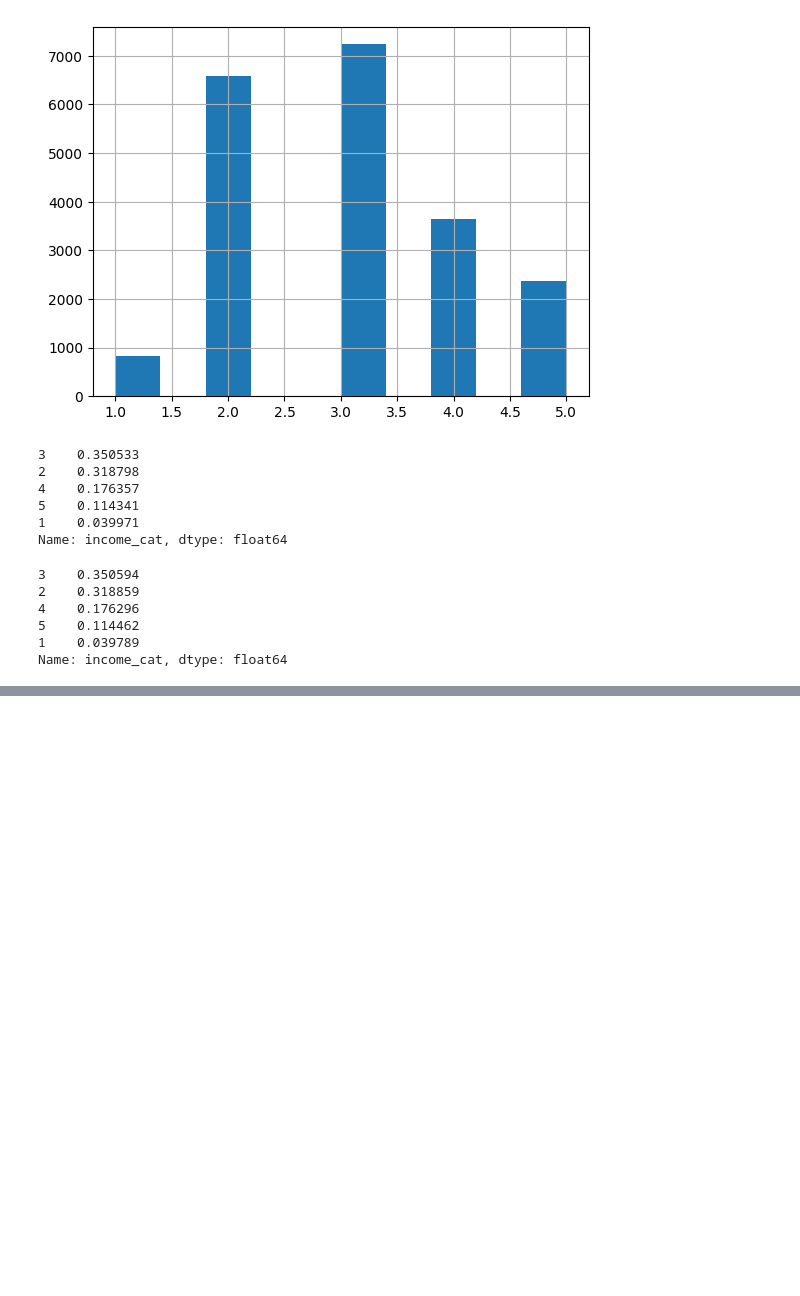
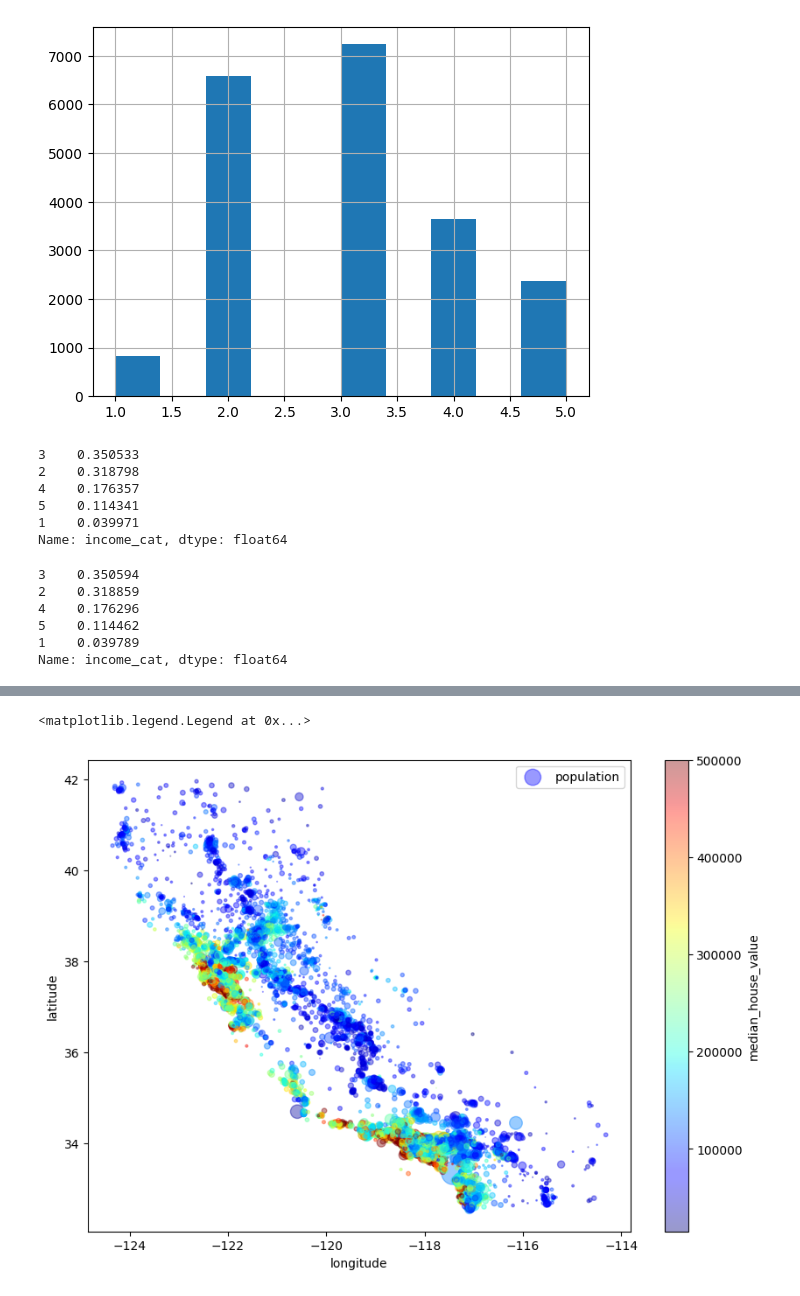
Before and after one commit to PythonEnthusiastic/ml-housing, a Jupyter notebook: housing.ipynb, the cells around one changed output, grey strips where cells are left out. Cells and saved outputs as stored; diff of their text form; code cells hidden in the pictures; blank space fills up the shorter version.

```diff
--- a/housing.ipynb
+++ b/housing.ipynb
@@ -176,0 +189,19 @@ housing_copy = strat_train_set.copy()
+# %%
+# Plotting the longitude and latitude but with population beaing the size of the points
+# As well as median_house_value being the colorbar, and all points are colored
+housing_copy.plot(
+    kind='scatter',
+    x='longitude',
+    y='latitude',
+    alpha=0.4,
+    s=housing_copy['population']/100,
+    label="population",
+    figsize=(10,7),
+    c='median_house_value',
+    cmap=plt.get_cmap("jet"),
+    colorbar=True
+)
+plt.legend()
+# %% [output]
+<matplotlib.legend.Legend at 0x...>
+[figure, added]
```
Also changed, not shown: parts of 5 cells of this notebook.
